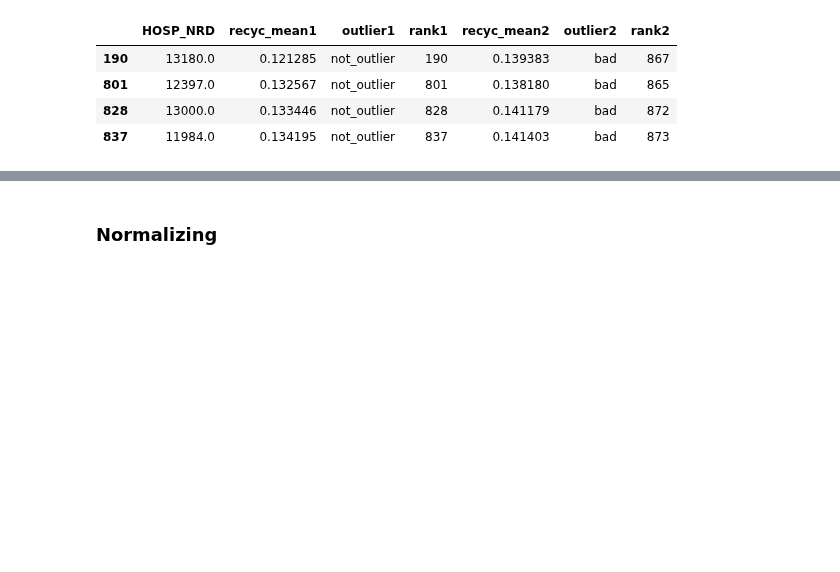
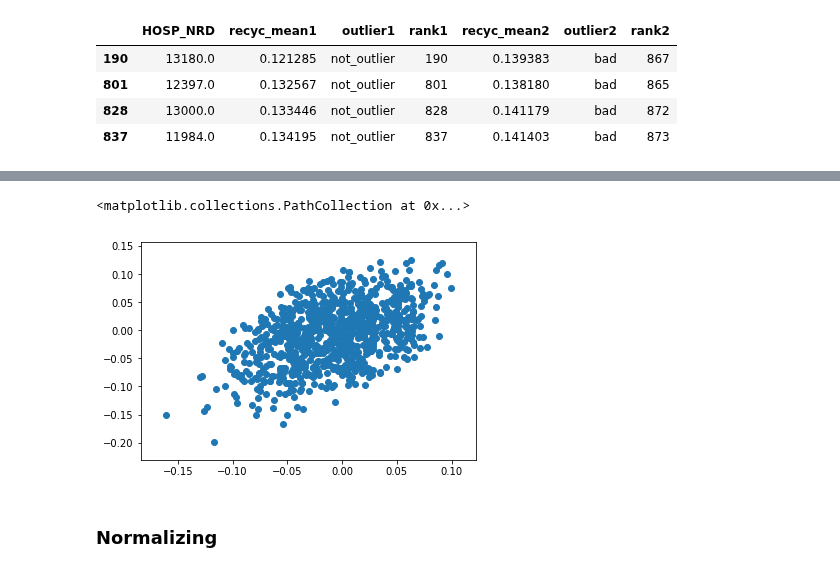
Before and after one commit to wenshuoliu/DLproj, a Jupyter notebook: NRD/hypertune/hypertune_recycle_pred.ipynb, the cells around one changed output, grey strips where cells are left out. Cells and saved outputs as stored; diff of their text form; code cells hidden in the pictures; blank space fills up the shorter version.

```diff
--- a/NRD/hypertune/hypertune_recycle_pred.ipynb
+++ b/NRD/hypertune/hypertune_recycle_pred.ipynb
@@ -354,0 +401,5 @@ DL_compare.loc[DL_compare['outlier2']=='bad']
+# %%
+plt.scatter(res[2][:, 0, 0], res[2][:, 0, 3])
+# %% [output]
+<matplotlib.collections.PathCollection at 0x...>
+[figure, added]
```
Also changed, not shown: parts of 22 cells of this notebook, 23 other files.
